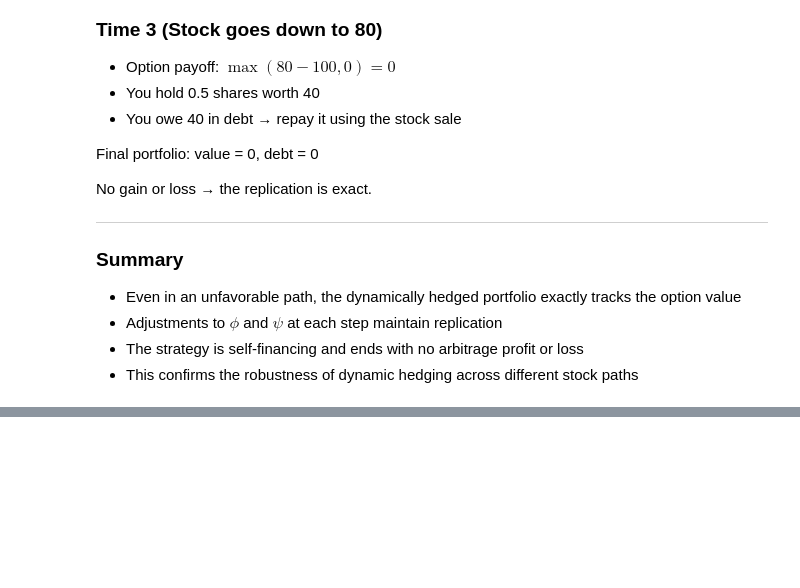
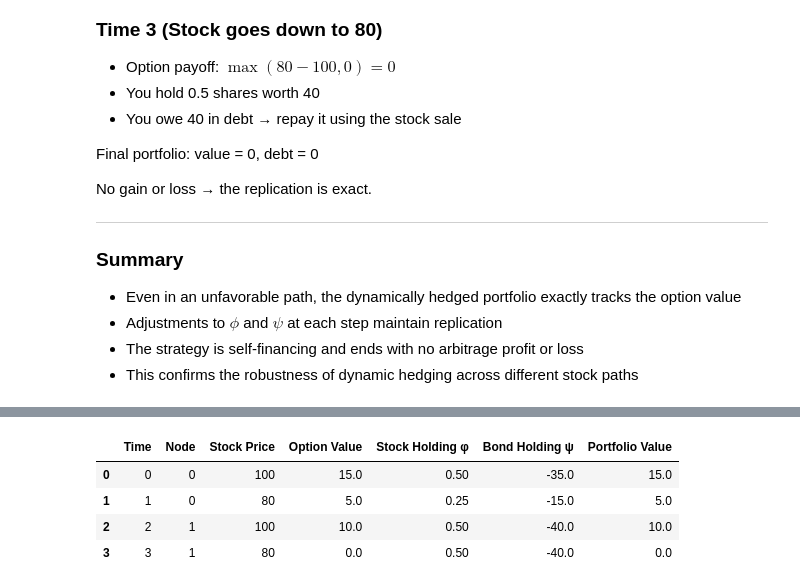
Before and after one commit to MirallesFJ/QF-Portfolio, a Jupyter notebook: Baxter_Rennie/notebooks/chapter02_discrete_processes.ipynb, the cells around one changed output, grey strips where cells are left out. Cells and saved outputs as stored; diff of their text form; code cells hidden in the pictures; blank space fills up the shorter version.

```diff
--- a/Baxter_Rennie/notebooks/chapter02_discrete_processes.ipynb
+++ b/Baxter_Rennie/notebooks/chapter02_discrete_processes.ipynb
@@ -761,0 +851,79 @@ No gain or loss → the replication is exact.
+# %%
+from typing import List, Tuple, Dict
+import pandas as pd
+
+def simulate_hedge(
+    path: List[str],
+    stock_tree: Dict[Tuple[int, int], float],
+    option_tree: Dict[Tuple[int, int], float]
+) -> pd.DataFrame:
+    """
+    Simulates a dynamically hedged portfolio over a binomial tree path.
+
+    Parameters:
+        path: Sequence of 'up'/'down' decisions
+        stock_tree: Dict mapping (time, node) -> stock price
+        option_tree: Dict mapping (time, node) -> option value
+
+    Returns:
+        DataFrame showing the hedge evolution over time
+    """
+    portfolio = []
+    stock_holdings: List[float] = []
+    bond_holdings: List[float] = []
+    current_node = (0, 0)
+
+    for i, move in enumerate(path):
+        t, j = current_node
+        S_now = stock_tree[(t, j)]
+        V_now = option_tree[(t, j)]
+        S_down = stock_tree[(t + 1, j)]
+        S_up = stock_tree[(t + 1, j + 1)]
+        V_down = option_tree[(t + 1, j)]
+        V_up = option_tree[(t + 1, j + 1)]
+
+        # Hedge ratios
+        phi = (V_up - V_down) / (S_up - S_down)
+        psi = V_up - phi * S_up
+        value = phi * S_now + psi
+
+        portfolio.append({
+            "Time": t,
+            "Node": j,
+            "Stock Price": S_now,
+            "Option Value": V_now,
+            "Stock Holding φ": round(phi, 2),
+            "Bond Holding ψ": round(psi, 2),
+            "Portfolio Value": round(value, 2)
+        })
+
+        stock_holdings.append(phi)
+        bond_holdings.append(psi)
+
+        current_node = (t + 1, j + 1) if move == "up" else (t + 1, j)
+
+    # Final step
+    t, j = current_node
+    S_final = stock_tree[(t, j)]
+    V_final = option_tree[(t, j)]
+    phi_final = stock_holdings[-1]
+    psi_final = bond_holdings[-1]
+    value_final = phi_final * S_final + psi_final
+
+    portfolio.append({
+        "Time": t,
+        "Node": j,
+        "Stock Price": S_final,
+        "Option Value": V_final,
+        "Stock Holding φ": round(phi_final, 2),
+        "Bond Holding ψ": round(psi_final, 2),
+        "Portfolio Value": round(value_final, 2)
+    })
+
+    return pd.DataFrame(portfolio)
+# %% [output]
+|  | Time | Node | Stock Price | Option Value | Stock Holding φ | Bond Holding ψ | Portfolio Value |
+| 0 | 0 | 0 | 100 | 15.0 | 0.50 | -35.0 | 15.0 |
+| 1 | 1 | 0 | 80 | 5.0 | 0.25 | -15.0 | 5.0 |
+| 2 | 2 | 1 | 100 | 10.0 | 0.50 | -40.0 | 10.0 |
+| 3 | 3 | 1 | 80 | 0.0 | 0.50 | -40.0 | 0.0 |
```
Also changed, not shown: parts of 1 cell of this notebook.
